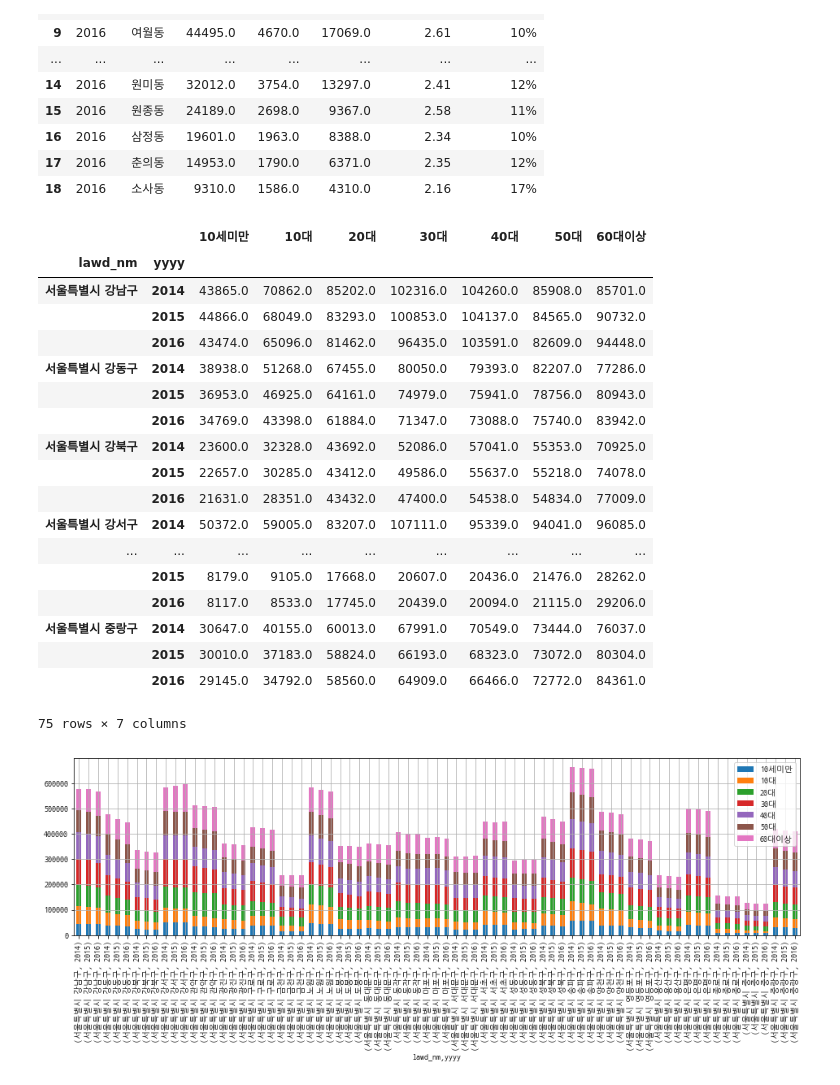
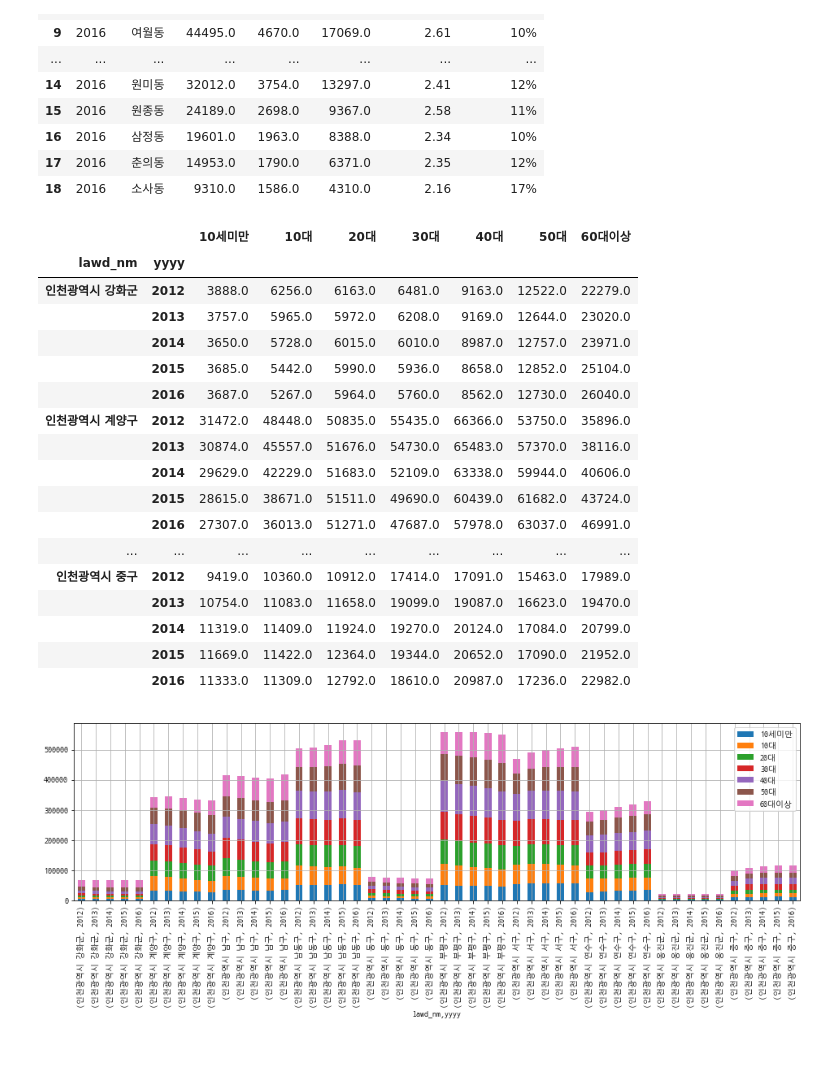
Before and after one commit to good-dba/land, a Jupyter notebook: 분석-인구.ipynb, the cells around one changed output. Cells and saved outputs as stored; diff of their text form; code cells hidden in the pictures; blank space fills up the shorter version.

```diff
--- a/분석-인구.ipynb
+++ b/분석-인구.ipynb
@@ -143,49 +143,49 @@ sql = 'select lawd_nm,'\
 +'                when \'10 - 14세\' then \'10대\''\
 +'                when \'15 - 19세\' then \'10대\''\
 +'                when \'20 - 24세\' then \'20대\''\
 +'                when \'25 - 29세\' then \'20대\''\
 +'                when \'30 - 34세\' then \'30대\''\
 +'                when \'35 - 39세\' then \'30대\''\
 +'                when \'40 - 44세\' then \'40대\''\
 +'                when \'45 - 49세\' then \'40대\''\
 +'                when \'50 - 54세\' then \'50대\''\
 +'                when \'55 - 59세\' then \'50대\''\
 +'                else case when term5 != \'계\' then \'60대이상\' end'\
 +'                end as generation,'\
 +'                tot_population'\
 +'        from population_5term t'\
 +'        where char_length(admd_cd) = 5'\
 +'  ) s '\
-+' where lawd_nm like \'서울%\' '\
-+'   and yyyy in (2014, 2015, 2016) '\
++' where (lawd_nm like \'%인천%\' '\
++'or lawd_nm like \'%인천%\') '\
++'   and yyyy in (2012, 2013, 2014, 2015, 2016) '\
 +' group by lawd_nm, yyyy '\
 +' /*having sum(tot_population) > 500000*/'
 df = pd.read_sql(sql, con=con, index_col=['lawd_nm', 'yyyy'])
 #df.sort_values(by='40대', ascending=0, inplace=True)
 display(df)
 df.plot(kind='bar', stacked=True, figsize=(16,4))
 #plt.title('세대현황', fontsize=14, fontweight='bold')
 
 # DB Connection Close
 disconnect_db(con)
 # %% [output]
 |  |  | 10세미만 | 10대 | 20대 | 30대 | 40대 | 50대 | 60대이상 |
 | lawd_nm | yyyy |  |  |  |  |  |  |  |
-| 서울특별시 강남구 | 2014 | 43865.0 | 70862.0 | 85202.0 | 102316.0 | 104260.0 | 85908.0 | 85701.0 |
-|  | 2015 | 44866.0 | 68049.0 | 83293.0 | 100853.0 | 104137.0 | 84565.0 | 90732.0 |
-|  | 2016 | 43474.0 | 65096.0 | 81462.0 | 96435.0 | 103591.0 | 82609.0 | 94448.0 |
-| 서울특별시 강동구 | 2014 | 38938.0 | 51268.0 | 67455.0 | 80050.0 | 79393.0 | 82207.0 | 77286.0 |
-|  | 2015 | 36953.0 | 46925.0 | 64161.0 | 74979.0 | 75941.0 | 78756.0 | 80943.0 |
-|  | 2016 | 34769.0 | 43398.0 | 61884.0 | 71347.0 | 73088.0 | 75740.0 | 83942.0 |
-| 서울특별시 강북구 | 2014 | 23600.0 | 32328.0 | 43692.0 | 52086.0 | 57041.0 | 55353.0 | 70925.0 |
-|  | 2015 | 22657.0 | 30285.0 | 43412.0 | 49586.0 | 55637.0 | 55218.0 | 74078.0 |
-|  | 2016 | 21631.0 | 28351.0 | 43432.0 | 47400.0 | 54538.0 | 54834.0 | 77009.0 |
-| 서울특별시 강서구 | 2014 | 50372.0 | 59005.0 | 83207.0 | 107111.0 | 95339.0 | 94041.0 | 96085.0 |
+| 인천광역시 강화군 | 2012 | 3888.0 | 6256.0 | 6163.0 | 6481.0 | 9163.0 | 12522.0 | 22279.0 |
+|  | 2013 | 3757.0 | 5965.0 | 5972.0 | 6208.0 | 9169.0 | 12644.0 | 23020.0 |
+|  | 2014 | 3650.0 | 5728.0 | 6015.0 | 6010.0 | 8987.0 | 12757.0 | 23971.0 |
+|  | 2015 | 3685.0 | 5442.0 | 5990.0 | 5936.0 | 8658.0 | 12852.0 | 25104.0 |
+|  | 2016 | 3687.0 | 5267.0 | 5964.0 | 5760.0 | 8562.0 | 12730.0 | 26040.0 |
+| 인천광역시 계양구 | 2012 | 31472.0 | 48448.0 | 50835.0 | 55435.0 | 66366.0 | 53750.0 | 35896.0 |
+|  | 2013 | 30874.0 | 45557.0 | 51676.0 | 54730.0 | 65483.0 | 57370.0 | 38116.0 |
+|  | 2014 | 29629.0 | 42229.0 | 51683.0 | 52109.0 | 63338.0 | 59944.0 | 40606.0 |
+|  | 2015 | 28615.0 | 38671.0 | 51511.0 | 49690.0 | 60439.0 | 61682.0 | 43724.0 |
+|  | 2016 | 27307.0 | 36013.0 | 51271.0 | 47687.0 | 57978.0 | 63037.0 | 46991.0 |
 | ... | ... | ... | ... | ... | ... | ... | ... | ... |
-|  | 2015 | 8179.0 | 9105.0 | 17668.0 | 20607.0 | 20436.0 | 21476.0 | 28262.0 |
-|  | 2016 | 8117.0 | 8533.0 | 17745.0 | 20439.0 | 20094.0 | 21115.0 | 29206.0 |
-| 서울특별시 중랑구 | 2014 | 30647.0 | 40155.0 | 60013.0 | 67991.0 | 70549.0 | 73444.0 | 76037.0 |
-|  | 2015 | 30010.0 | 37183.0 | 58824.0 | 66193.0 | 68323.0 | 73072.0 | 80304.0 |
-|  | 2016 | 29145.0 | 34792.0 | 58560.0 | 64909.0 | 66466.0 | 72772.0 | 84361.0 |
+| 인천광역시 중구 | 2012 | 9419.0 | 10360.0 | 10912.0 | 17414.0 | 17091.0 | 15463.0 | 17989.0 |
+|  | 2013 | 10754.0 | 11083.0 | 11658.0 | 19099.0 | 19087.0 | 16623.0 | 19470.0 |
+|  | 2014 | 11319.0 | 11409.0 | 11924.0 | 19270.0 | 20124.0 | 17084.0 | 20799.0 |
+|  | 2015 | 11669.0 | 11422.0 | 12364.0 | 19344.0 | 20652.0 | 17090.0 | 21952.0 |
+|  | 2016 | 11333.0 | 11309.0 | 12792.0 | 18610.0 | 20987.0 | 17236.0 | 22982.0 |
-75 rows × 7 columns
-[figure, old version]
+[figure, new version]
```
Also changed, not shown: parts of 2 cells of this notebook, 2 other files.
